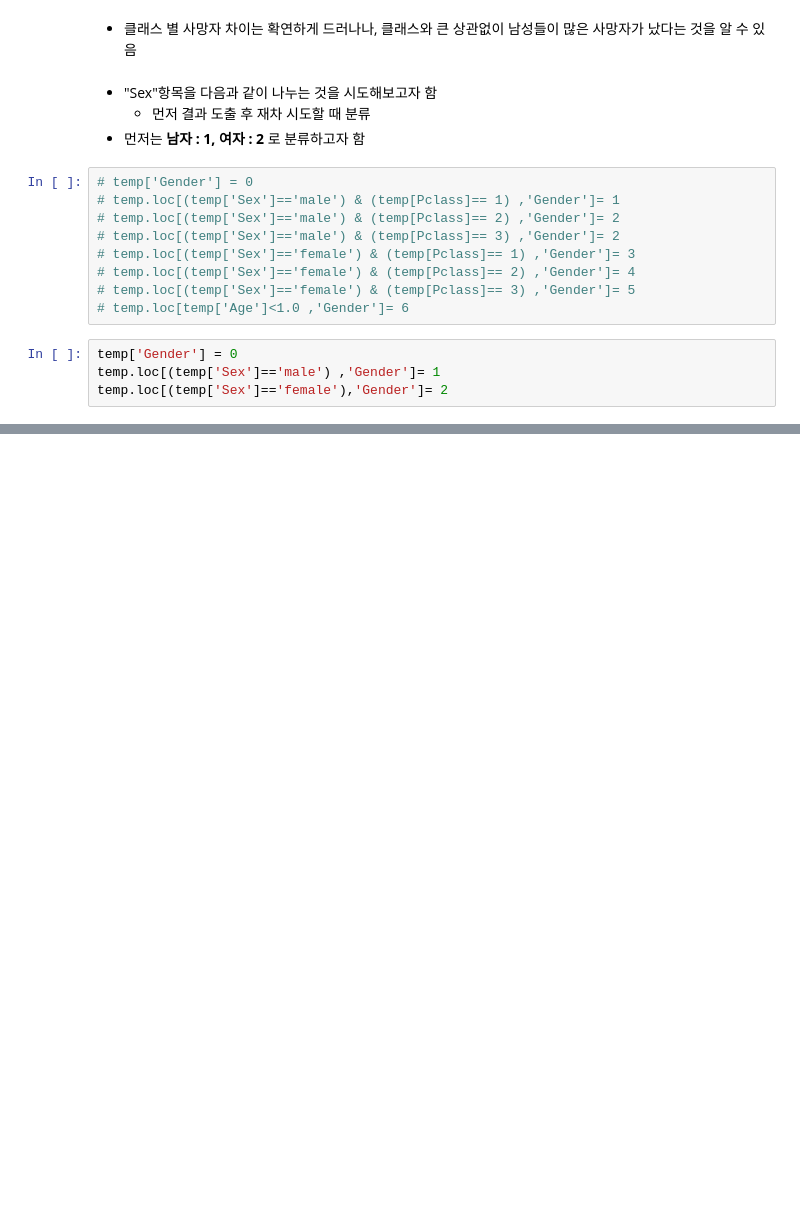
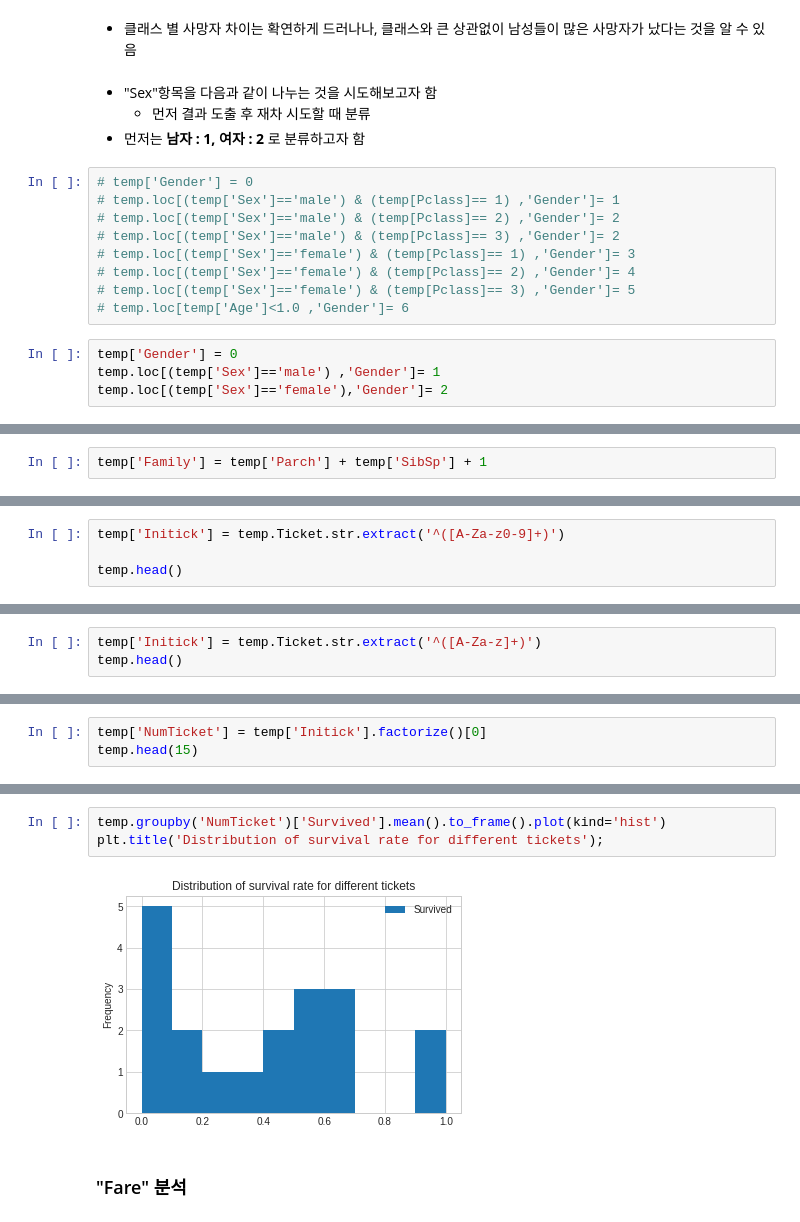
Before and after one commit to OH1107/Kaggle, a Jupyter notebook: Titanic: Machine Learning from Disaster/Kaggle_Titanic_Challenge.ipynb, the cells around one changed output, grey strips where cells are left out. Saved outputs shown, nothing was run; the diff lists cells and outputs as text; blank space fills up the shorter version.

```diff
--- a/Titanic: Machine Learning from Disaster/Kaggle_Titanic_Challenge.ipynb
+++ b/Titanic: Machine Learning from Disaster/Kaggle_Titanic_Challenge.ipynb
@@ -805,0 +978,2 @@ temp.head()
+# %%
+temp['Family'] = temp['Parch'] + temp['SibSp'] + 1
@@ -805,0 +1067,4 @@ temp.head()
+# %%
+temp['Initick'] = temp.Ticket.str.extract('^([A-Za-z0-9]+)')
+
+temp.head()
@@ -805,0 +1078,3 @@ temp.head()
+# %%
+temp['Initick'] = temp.Ticket.str.extract('^([A-Za-z]+)')
+temp.head()
@@ -805,0 +1088,3 @@ temp.head()
+# %%
+temp['NumTicket'] = temp['Initick'].factorize()[0]
+temp.head(15)
@@ -805,0 +1108,7 @@ temp.head()
+# %%
+temp.groupby('NumTicket')['Survived'].mean().to_frame().plot(kind='hist')
+plt.title('Distribution of survival rate for different tickets');
+# %% [output]
+[figure, added]
+# %% [markdown]
+### "Fare" 분석
```
Also changed, not shown: parts of 66 cells of this notebook.
